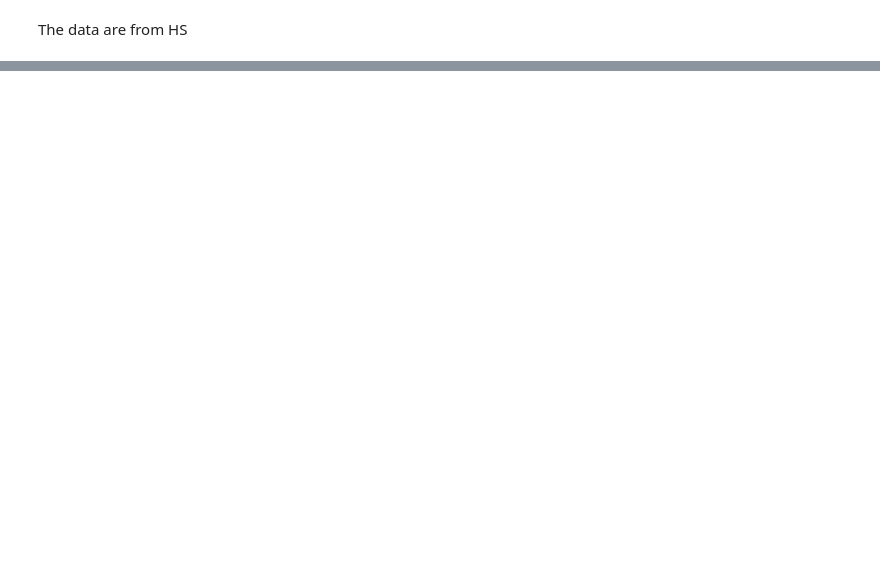
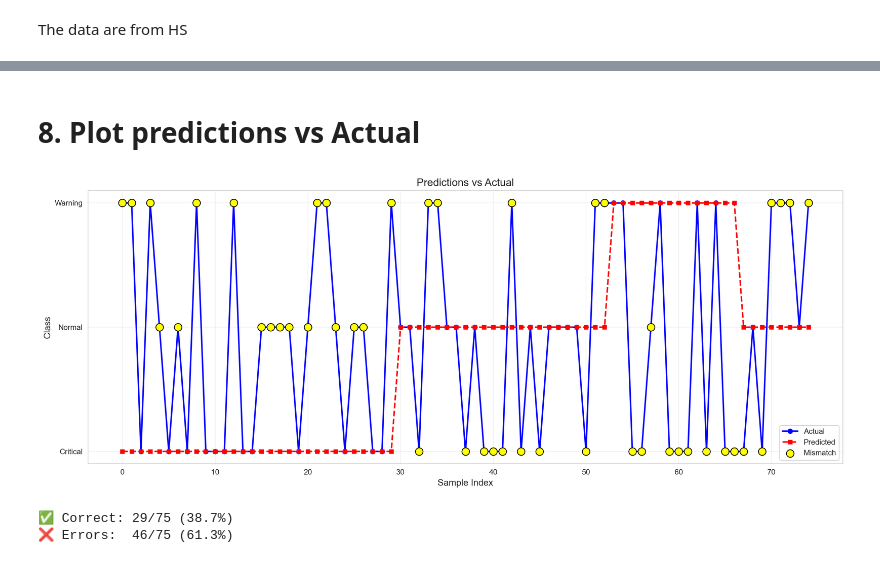
Before and after one commit to abdrahmannc/supervised-learning, a Jupyter notebook: notebooks/regression.ipynb, the cells around one changed output, grey strips where cells are left out. Saved outputs shown, nothing was run; the diff lists cells and outputs as text; code cells hidden in the pictures; blank space fills up the shorter version.

```diff
--- a/notebooks/regression.ipynb
+++ b/notebooks/regression.ipynb
@@ -85,0 +183,10 @@ hello
+# %% [markdown]
+# 8. Plot predictions vs Actual
+# %%
+
+Y_pred = model.predict(X_test)
+plot_predictions_vs_actual(y_test, y_pred, title="Predictions vs Actual")
+# %% [output]
+[figure, added]
+✅ Correct: 29/75 (38.7%)
+❌ Errors:  46/75 (61.3%)
```
Also changed, not shown: parts of 23 cells of this notebook, 1 other file.
